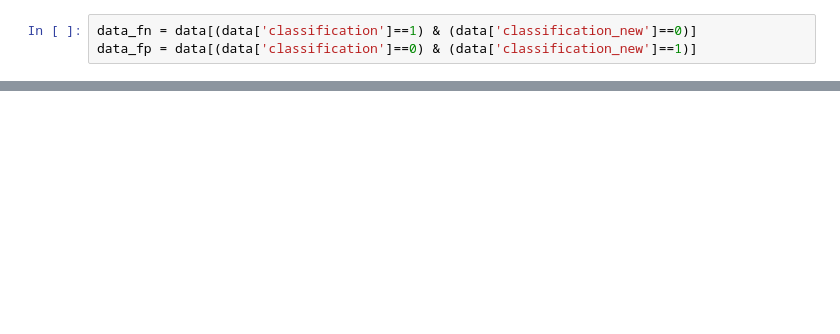
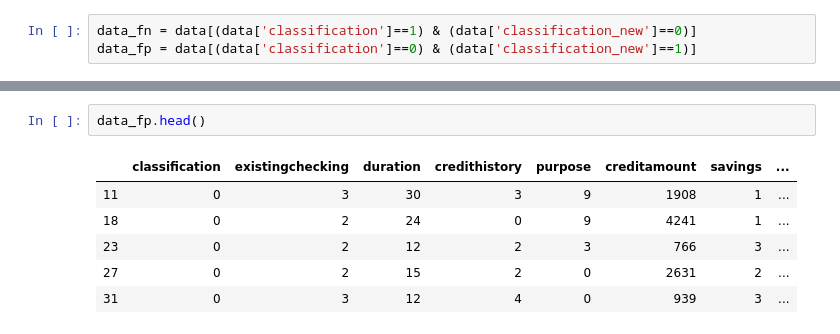
Before and after one commit to jakobschoeffer/fair-ranking, a Jupyter notebook: scripts/german_credit.ipynb, the cells around one changed output, grey strips where cells are left out. Saved outputs shown, nothing was run; the diff lists cells and outputs as text; blank space fills up the shorter version.

```diff
--- a/scripts/german_credit.ipynb
+++ b/scripts/german_credit.ipynb
@@ -298,0 +327,9 @@ data_fp = data[(data['classification']==0) & (data['classification_new']==1)]
+# %%
+data_fp.head()
+# %% [output]
+|  | classification | existingchecking | duration | credithistory | purpose | creditamount | savings | ... |
+| 11 | 0 | 3 | 30 | 3 | 9 | 1908 | 1 | ... |
+| 18 | 0 | 2 | 24 | 0 | 9 | 4241 | 1 | ... |
+| 23 | 0 | 2 | 12 | 2 | 3 | 766 | 3 | ... |
+| 27 | 0 | 2 | 15 | 2 | 0 | 2631 | 2 | ... |
+| 31 | 0 | 3 | 12 | 4 | 0 | 939 | 3 | ... |
```
Also changed, not shown: parts of 29 cells of this notebook.
